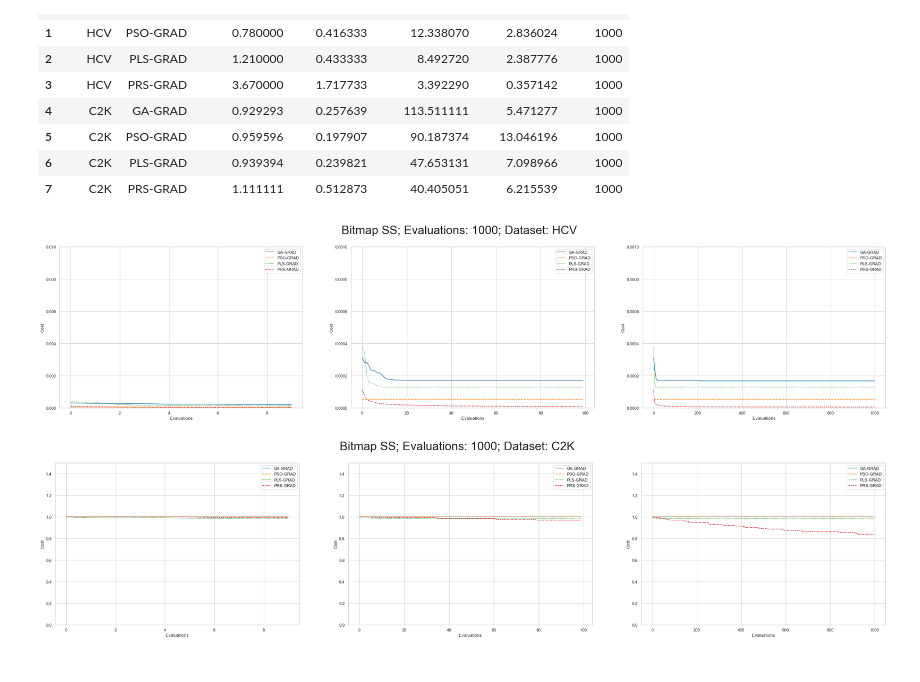
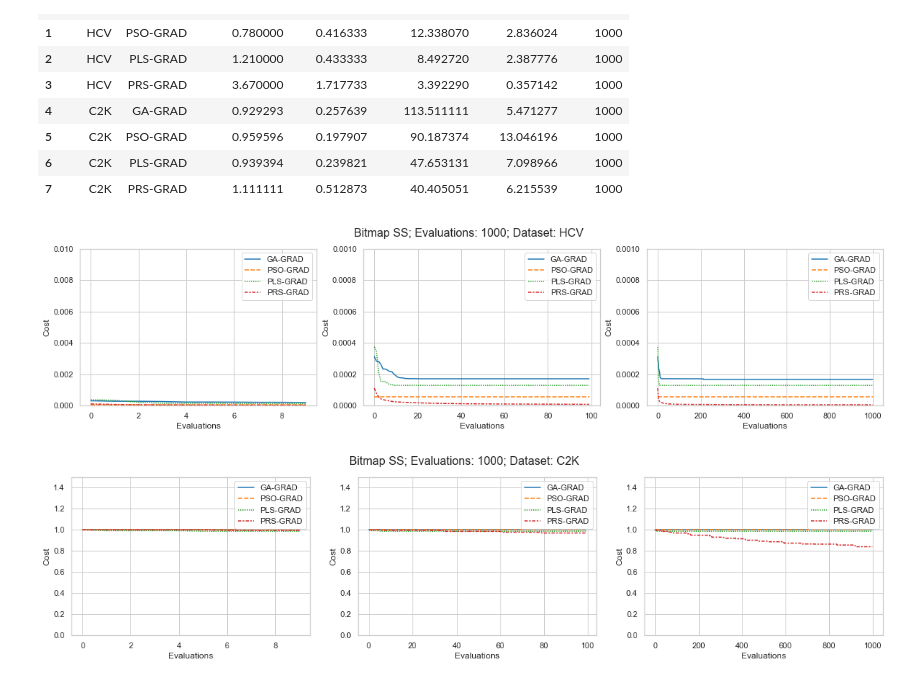
Before and after one commit to owuordickson/meso-hpc-lr, a Jupyter notebook: results/swarmgp/analysis_v1.ipynb, the cells around one changed output. Saved outputs shown, nothing was run; the diff lists cells and outputs as text; code cells hidden in the pictures.

```diff
--- a/results/swarmgp/analysis_v1.ipynb
+++ b/results/swarmgp/analysis_v1.ipynb
@@ -305,34 +305,34 @@ for ds in data_sets:
     # df_comb = df1[['Algorithm', 'Iterations (mu)']].values
     comb_cols = df1['Algorithm'].values
     comb_values = []
     # comb_values = np.array([df1['Iterations (mu)'].values])
     limits = np.arange(1000)
     for index, row in df1.iterrows():
         comb_values.append(row['Iterations (mu)'])
     comb_values = np.array(comb_values).T
 
 
-    fig = plt.figure(figsize=(40,8))
+    fig = plt.figure(figsize=(20,4))
 
     if ds == 'C2K':
         lims = [1.5, 1.5, 1.5]
     else:
         lims = [0.01, 0.001, 0.001]
     i = 1
     for x in ([10, 100, 1000]):
         plt.subplot(1, 3, i)
         limits = np.arange(x)
         vals = comb_values[0:x]
 
         data = pd.DataFrame(vals, limits, columns=comb_cols)
 
         sns.lineplot(data=data, palette="tab10")  # , markers=True)
         plt.ylim(0, lims[i-1])
         plt.xlabel('Evaluations')
         plt.ylabel('Cost')
         i += 1
 
-    fig.suptitle('Bitmap SS; Evaluations: ' + str(row['Iterations']) + '; Dataset: ' + ds, fontsize=32)
+    fig.suptitle('Bitmap SS; Evaluations: ' + str(row['Iterations']) + '; Dataset: ' + ds, fontsize=16)
 # %% [output]
-[figure, old version]
+[figure, new version]
-[figure, old version]
+[figure, new version]
```
Also changed, not shown: 1 other file.
